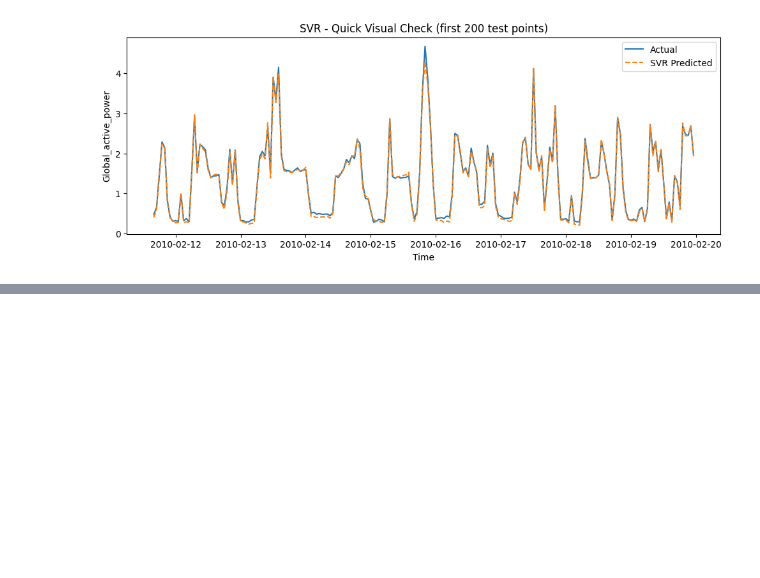
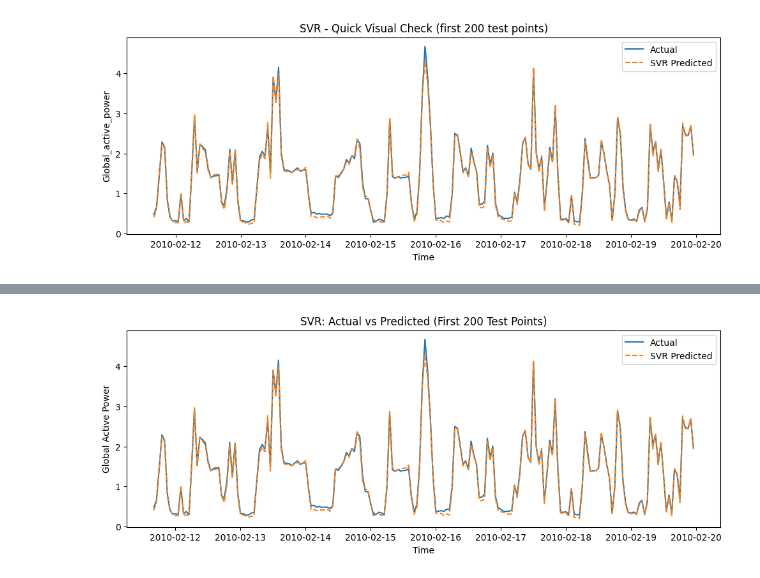
Before and after one commit to pinarrcindemirr/ML_Q1122408, a Jupyter notebook: ML_Q1122408.ipynb, the cells around one changed output, grey strips where cells are left out. Cells and saved outputs as stored; diff of their text form; code cells hidden in the pictures; blank space fills up the shorter version.

```diff
--- a/ML_Q1122408.ipynb
+++ b/ML_Q1122408.ipynb
@@ -541,0 +690,11 @@ plt.show()
+# %%
+plt.figure(figsize=(12, 4))
+plt.plot(df_svr_results["Actual"].iloc[:n], label="Actual")
+plt.plot(df_svr_results["Predicted"].iloc[:n], label="SVR Predicted", linestyle="--")
+plt.title("SVR: Actual vs Predicted (First 200 Test Points)")
+plt.xlabel("Time")
+plt.ylabel("Global Active Power")
+plt.legend()
+plt.show()
+# %% [output]
+[figure, added]
```
Also changed, not shown: parts of 14 cells of this notebook.
